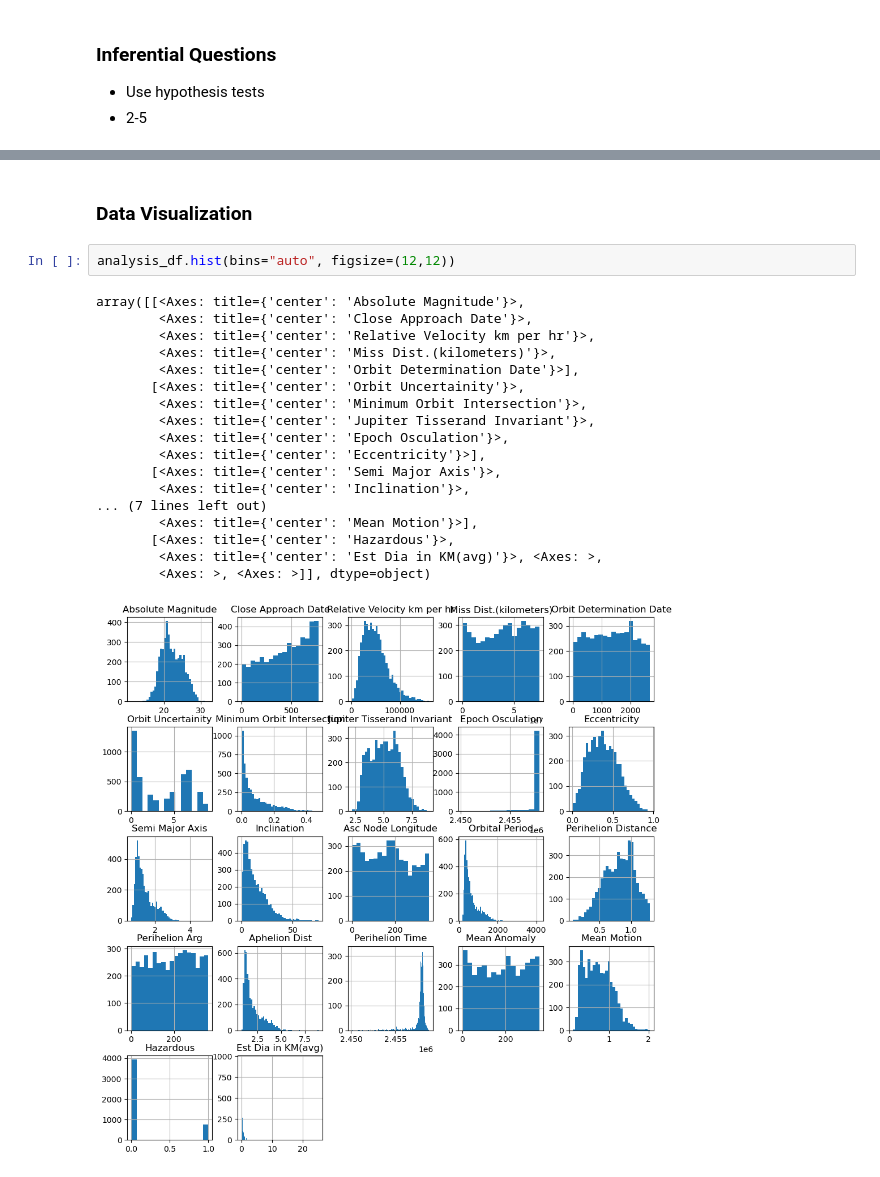
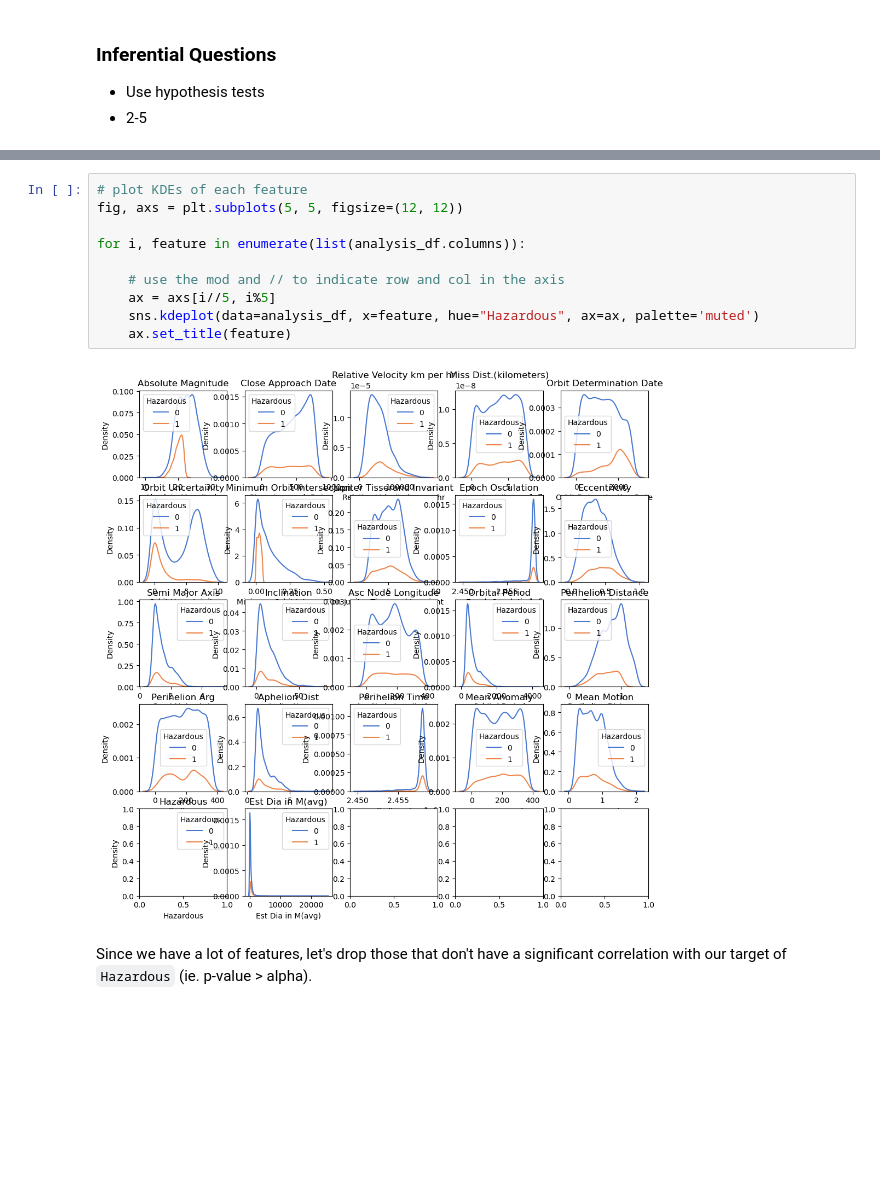
Before and after one commit to anbitasiregar/nasa-asteroid-analysis, a Jupyter notebook: data_analysis.ipynb, the cells around one changed output, grey strips where cells are left out. Cells and saved outputs as stored; diff of their text form; blank space fills up the shorter version.

```diff
--- a/data_analysis.ipynb
+++ b/data_analysis.ipynb
@@ -219,23 +435,14 @@ Feature: Est Dia in KM(avg) F-statistic: 4.809762082927405 P-value: 7.6071784284
-# %% [markdown]
-### Data Visualization
-# %%
-analysis_df.hist(bins="auto", figsize=(12,12))
-# %% [output]
-array([[<Axes: title={'center': 'Absolute Magnitude'}>,
-        <Axes: title={'center': 'Close Approach Date'}>,
-        <Axes: title={'center': 'Relative Velocity km per hr'}>,
-        <Axes: title={'center': 'Miss Dist.(kilometers)'}>,
-        <Axes: title={'center': 'Orbit Determination Date'}>],
-       [<Axes: title={'center': 'Orbit Uncertainity'}>,
-        <Axes: title={'center': 'Minimum Orbit Intersection'}>,
-        <Axes: title={'center': 'Jupiter Tisserand Invariant'}>,
-        <Axes: title={'center': 'Epoch Osculation'}>,
-        <Axes: title={'center': 'Eccentricity'}>],
-       [<Axes: title={'center': 'Semi Major Axis'}>,
-        <Axes: title={'center': 'Inclination'}>,
-... (7 lines left out)
-        <Axes: title={'center': 'Mean Motion'}>],
-       [<Axes: title={'center': 'Hazardous'}>,
-        <Axes: title={'center': 'Est Dia in KM(avg)'}>, <Axes: >,
-        <Axes: >, <Axes: >]], dtype=object)
-[figure, removed]
+# %%
+# plot KDEs of each feature
+fig, axs = plt.subplots(5, 5, figsize=(12, 12))
+
+for i, feature in enumerate(list(analysis_df.columns)):
+
+    # use the mod and // to indicate row and col in the axis
+    ax = axs[i//5, i%5]
+    sns.kdeplot(data=analysis_df, x=feature, hue="Hazardous", ax=ax, palette='muted')
+    ax.set_title(feature)
+# %% [output]
+[figure, added]
+# %% [markdown]
+Since we have a lot of features, let's drop those that don't have a significant correlation with our target of `Hazardous` (ie. p-value > alpha).
```
Also changed, not shown: parts of 55 cells of this notebook, 1 other file.
